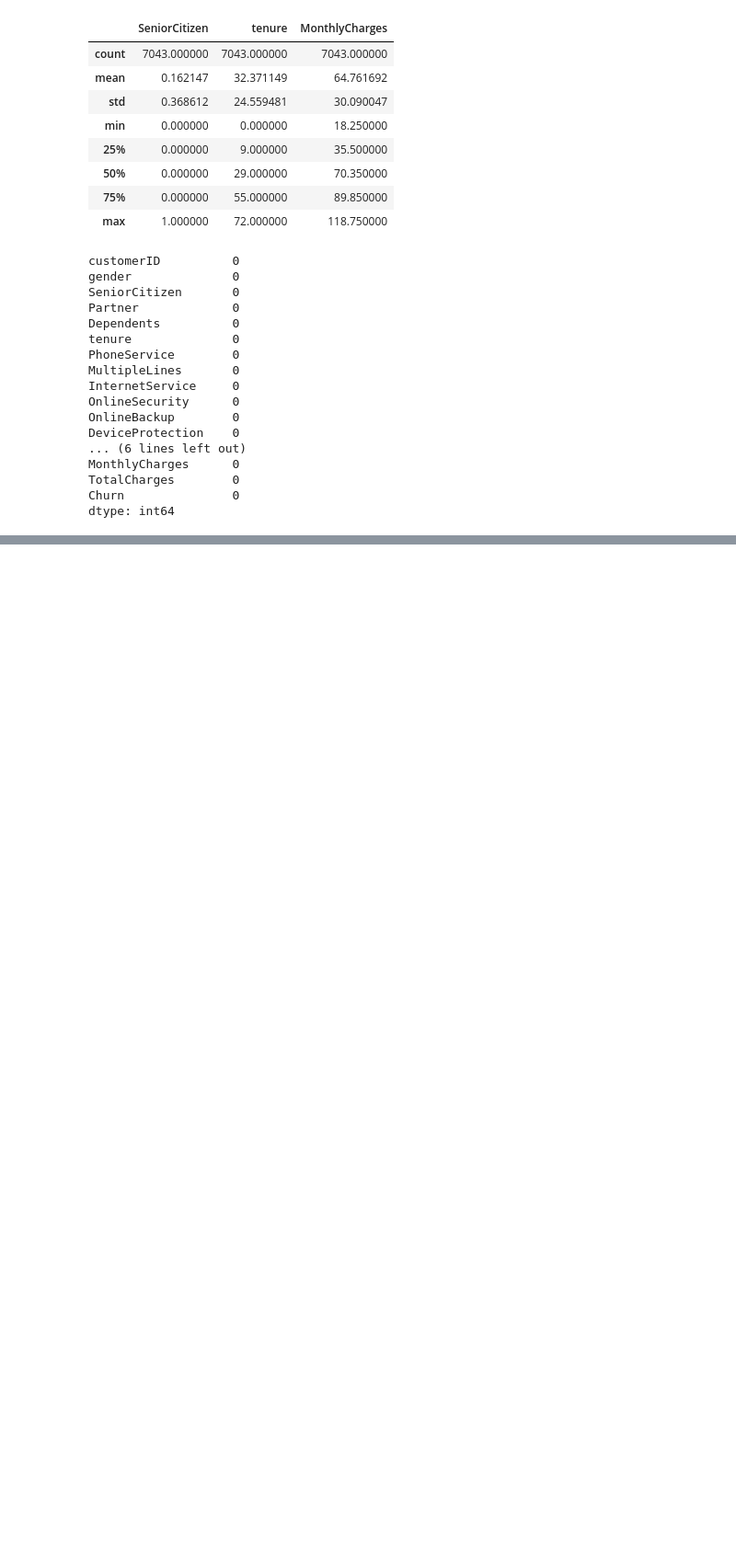
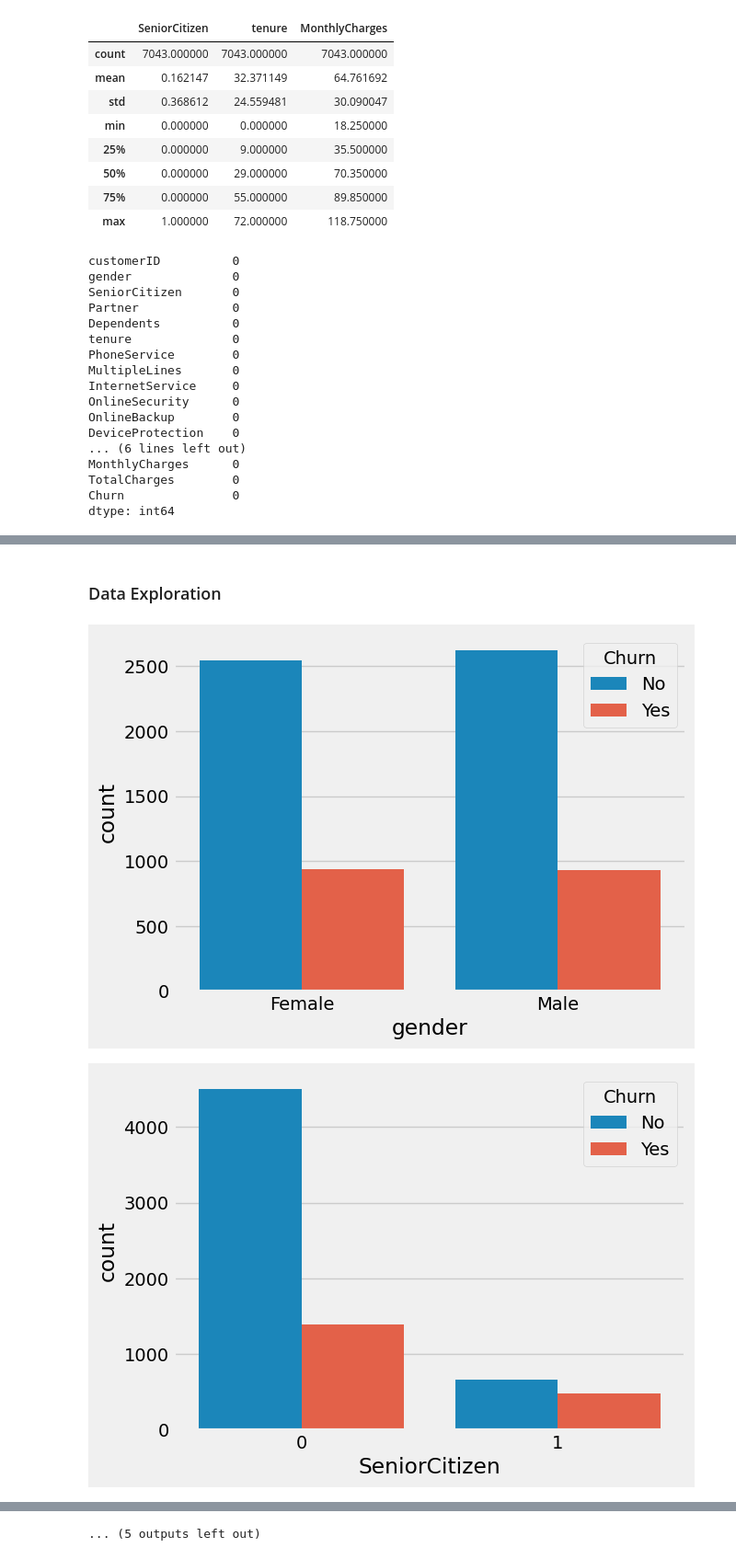
Before and after one commit to Rohitshrimangle/abcd, a Jupyter notebook: ML_Practise/Notebooks/CCP.ipynb, the cells around one changed output, grey strips where cells are left out. Shown at 92% size. Saved outputs shown, nothing was run; the diff lists cells and outputs as text; code cells hidden in the pictures; blank space fills up the shorter version.

```diff
--- a/ML_Practise/Notebooks/CCP.ipynb
+++ b/ML_Practise/Notebooks/CCP.ipynb
@@ -211,0 +281,3 @@ dtype: int64
+# %%
+df.TotalCharges=pd.to_numeric(df.TotalCharges, errors='coerce')
+df.isnull().sum()
@@ -211,0 +319,2 @@ dtype: int64
+# %%
+df.dropna(how='any', inplace= True)
@@ -211,0 +331,5 @@ dtype: int64
+# %%
+# group the tenure in bins of 12 months
+
+labels =['{0}-{1}'.format(i,i+11)for i in range(1,72,12)]
+df['tenure_group']=pd.cut(df.tenure, range(1,80,12), right=False, labels=labels)
@@ -211,0 +347,3 @@ dtype: int64
+# %%
+df.drop(columns=['customerID','tenure'],axis=1, inplace=True)
+df.head()
@@ -211,0 +357,9 @@ dtype: int64
+# %% [markdown]
+### Data Exploration
+# %%
+for i, predictor in enumerate(df.drop(columns=['Churn','TotalCharges','MonthlyCharges'])):
+    plt.figure(i)
+    sns.countplot(data=df,x=predictor, hue='Churn')
+# %% [output]
+[figure, added]
+[figure, added]
@@ -211,0 +376 @@ dtype: int64
+... (5 outputs left out)
```
Also changed, not shown: parts of 31 cells of this notebook.
